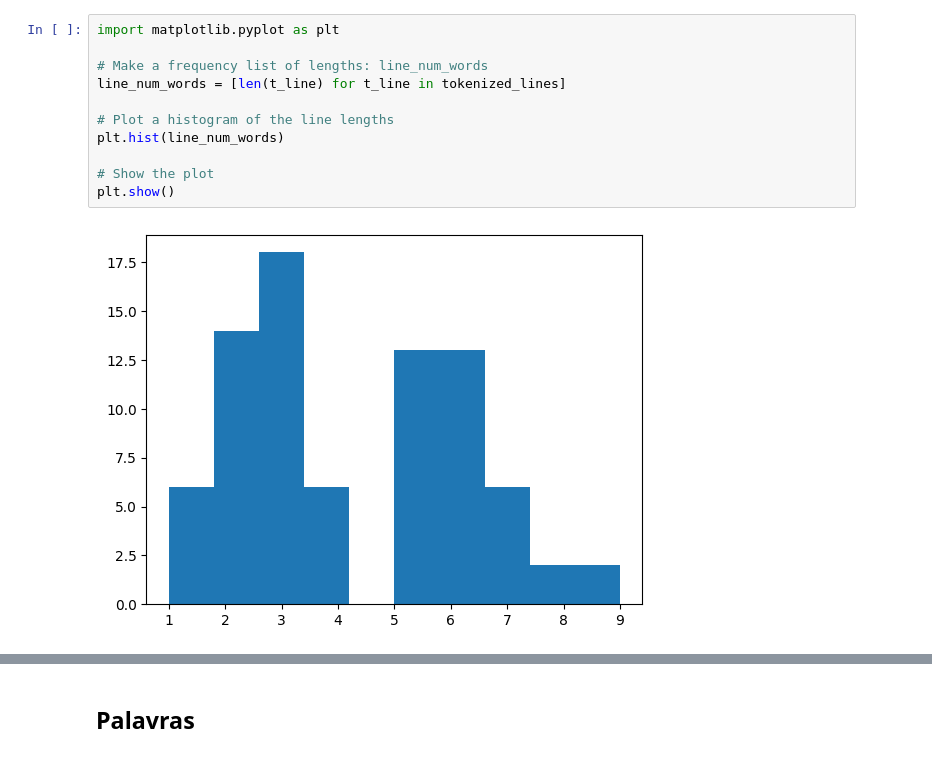
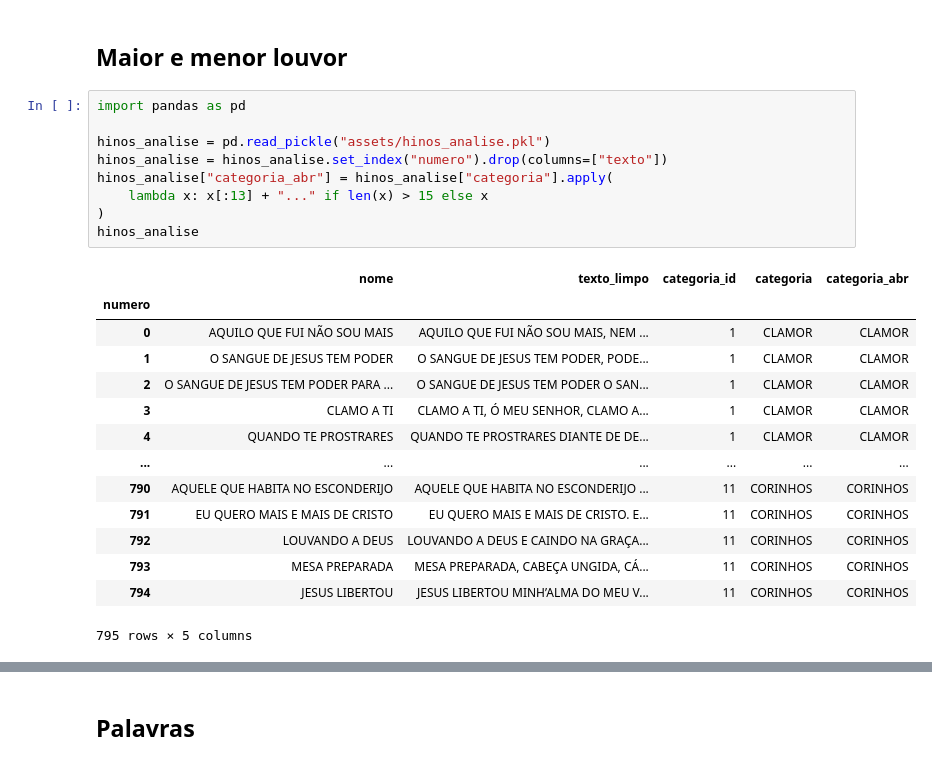
Before and after one commit to evaristocosta/hinos_db, a Jupyter notebook: eda1/eda1_part3.ipynb, the cells around one changed output, grey strips where cells are left out. Cells and saved outputs as stored; diff of their text form.

```diff
--- a/eda1/eda1_part3.ipynb
+++ b/eda1/eda1_part3.ipynb
@@ -23,14 +11,27 @@ tokenized_lines = regexp_tokenize(hinos_analise.iloc[0]["texto_limpo"], r"\w+")
-# %%
-import matplotlib.pyplot as plt
-
-# Make a frequency list of lengths: line_num_words
-line_num_words = [len(t_line) for t_line in tokenized_lines]
-
-# Plot a histogram of the line lengths
-plt.hist(line_num_words)
-
-# Show the plot
-plt.show()
-# %% [output]
-[figure, removed]
+# %% [markdown]
+## Maior e menor louvor
+# %%
+import pandas as pd
+
+hinos_analise = pd.read_pickle("assets/hinos_analise.pkl")
+hinos_analise = hinos_analise.set_index("numero").drop(columns=["texto"])
+hinos_analise["categoria_abr"] = hinos_analise["categoria"].apply(
+    lambda x: x[:13] + "..." if len(x) > 15 else x
+)
+hinos_analise
+# %% [output]
+|  | nome | texto_limpo | categoria_id | categoria | categoria_abr |
+| numero |  |  |  |  |  |
+| 0 | AQUILO QUE FUI NÃO SOU MAIS | AQUILO QUE FUI NÃO SOU MAIS, NEM ... | 1 | CLAMOR | CLAMOR |
+| 1 | O SANGUE DE JESUS TEM PODER | O SANGUE DE JESUS TEM PODER, PODE... | 1 | CLAMOR | CLAMOR |
+| 2 | O SANGUE DE JESUS TEM PODER PARA ... | O SANGUE DE JESUS TEM PODER O SAN... | 1 | CLAMOR | CLAMOR |
+| 3 | CLAMO A TI | CLAMO A TI, Ó MEU SENHOR, CLAMO A... | 1 | CLAMOR | CLAMOR |
+| 4 | QUANDO TE PROSTRARES | QUANDO TE PROSTRARES DIANTE DE DE... | 1 | CLAMOR | CLAMOR |
+| ... | ... | ... | ... | ... | ... |
+| 790 | AQUELE QUE HABITA NO ESCONDERIJO | AQUELE QUE HABITA NO ESCONDERIJO ... | 11 | CORINHOS | CORINHOS |
+| 791 | EU QUERO MAIS E MAIS DE CRISTO | EU QUERO MAIS E MAIS DE CRISTO. E... | 11 | CORINHOS | CORINHOS |
+| 792 | LOUVANDO A DEUS | LOUVANDO A DEUS E CAINDO NA GRAÇA... | 11 | CORINHOS | CORINHOS |
+| 793 | MESA PREPARADA | MESA PREPARADA, CABEÇA UNGIDA, CÁ... | 11 | CORINHOS | CORINHOS |
+| 794 | JESUS LIBERTOU | JESUS LIBERTOU MINH’ALMA DO MEU V... | 11 | CORINHOS | CORINHOS |
+795 rows × 5 columns
 # %%
```
Also changed, not shown: parts of 13 cells of this notebook, 1 other file.
